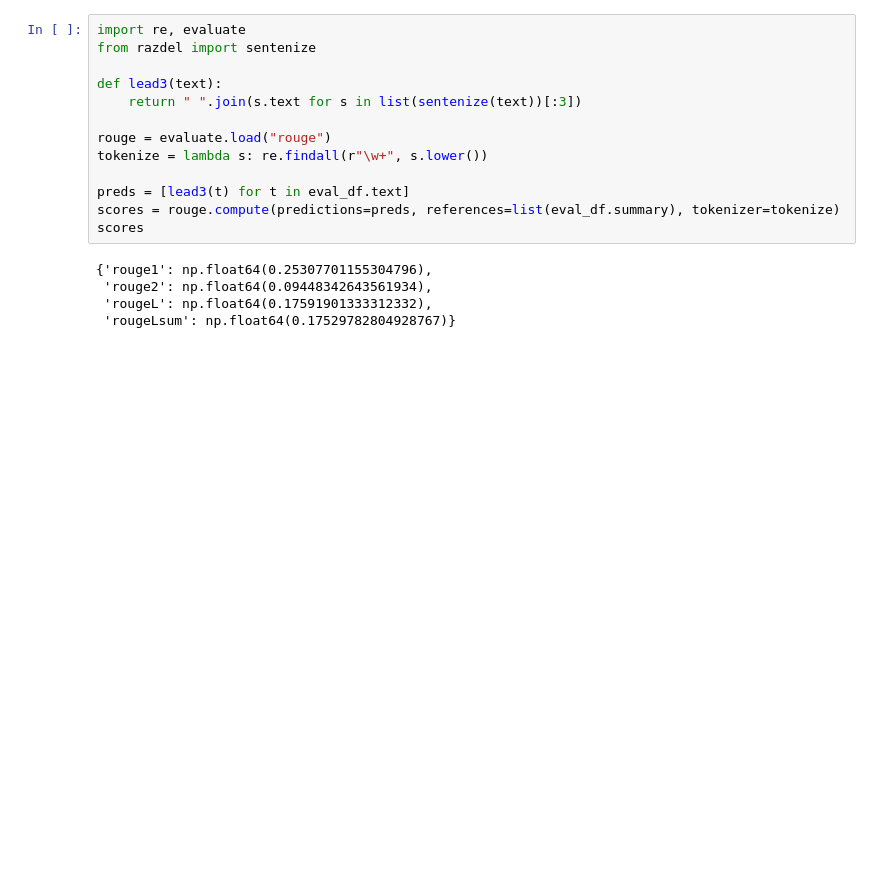
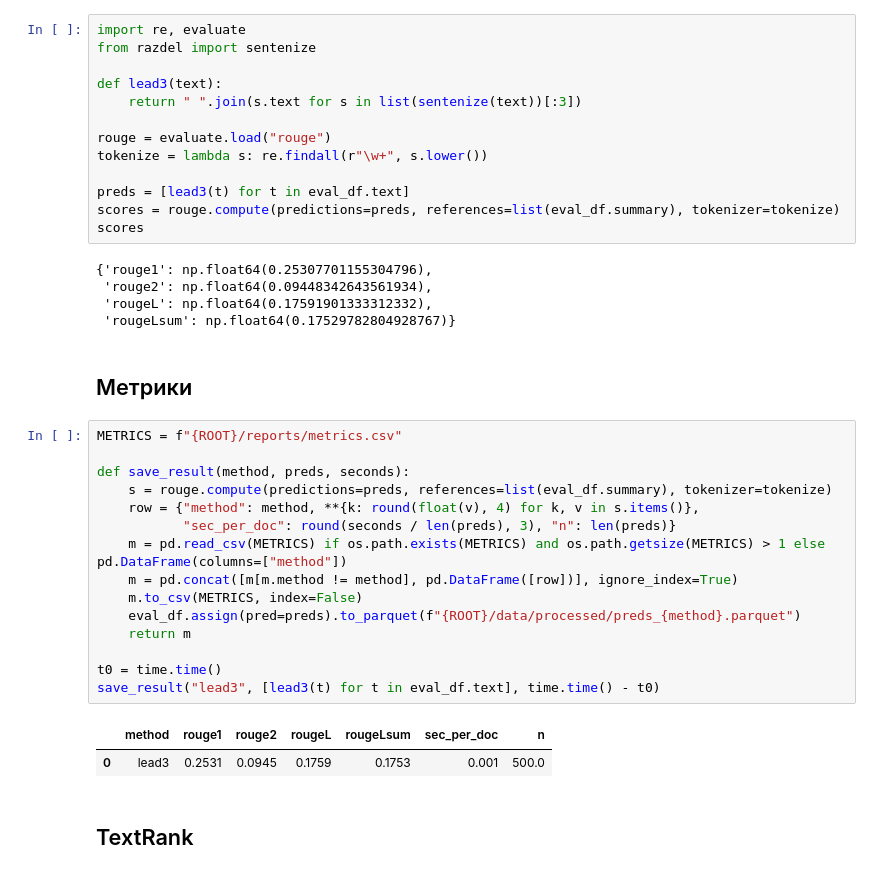
Before and after one commit to Polon-Lubvi/ICTIS, a Jupyter notebook: 01_pipeline.ipynb, the cells around one changed output. Cells and saved outputs as stored; diff of their text form; blank space fills up the shorter version.

```diff
--- a/01_pipeline.ipynb
+++ b/01_pipeline.ipynb
@@ -196,3 +196,25 @@ scores
  'rouge2': np.float64(0.09448342643561934),
  'rougeL': np.float64(0.17591901333312332),
  'rougeLsum': np.float64(0.17529782804928767)}
+# %% [markdown]
+## Метрики
+# %%
+METRICS = f"{ROOT}/reports/metrics.csv"
+
+def save_result(method, preds, seconds):
+    s = rouge.compute(predictions=preds, references=list(eval_df.summary), tokenizer=tokenize)
+    row = {"method": method, **{k: round(float(v), 4) for k, v in s.items()},
+           "sec_per_doc": round(seconds / len(preds), 3), "n": len(preds)}
+    m = pd.read_csv(METRICS) if os.path.exists(METRICS) and os.path.getsize(METRICS) > 1 else pd.DataFrame(columns=["method"])
+    m = pd.concat([m[m.method != method], pd.DataFrame([row])], ignore_index=True)
+    m.to_csv(METRICS, index=False)
+    eval_df.assign(pred=preds).to_parquet(f"{ROOT}/data/processed/preds_{method}.parquet")
+    return m
+
+t0 = time.time()
+save_result("lead3", [lead3(t) for t in eval_df.text], time.time() - t0)
+# %% [output]
+|  | method | rouge1 | rouge2 | rougeL | rougeLsum | sec_per_doc | n |
+| 0 | lead3 | 0.2531 | 0.0945 | 0.1759 | 0.1753 | 0.001 | 500.0 |
+# %% [markdown]
+## TextRank
```
Also changed, not shown: parts of 3 cells of this notebook.
